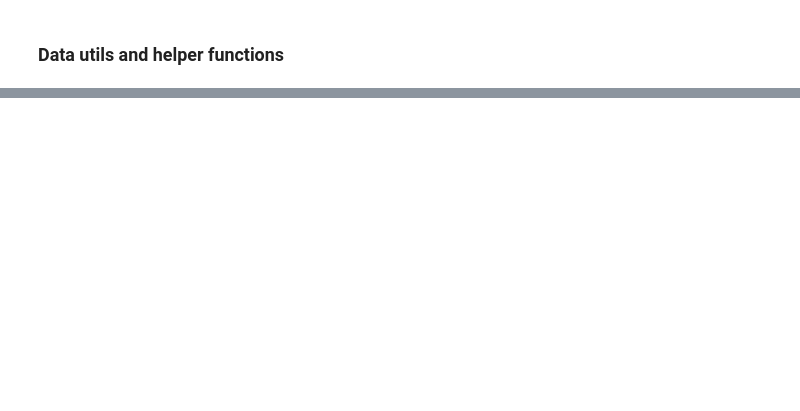
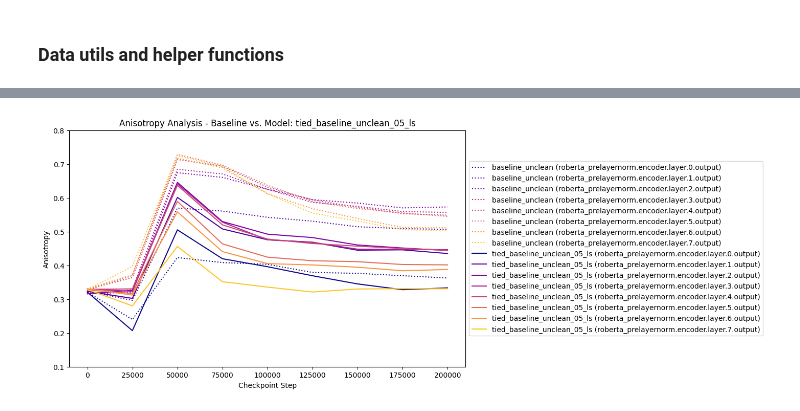
Before and after one commit to rdiehlmartinez/syntactic-smoothing, a Jupyter notebook: notebooks/analysis_anisotropy.ipynb, the cells around one changed output, grey strips where cells are left out. Drawn from its saved outputs; the diff is of its cells as text; code cells hidden in the pictures; blank space fills up the shorter version.

Commit message:
adding anisotropy plots for learning dynamics

```diff
--- a/notebooks/analysis_anisotropy.ipynb
+++ b/notebooks/analysis_anisotropy.ipynb
@@ -394,0 +271,2 @@ with open("pos_smoothing_cosine_sims.pkl", "wb") as f:
+# %%
+anisotropy_results = compute_anisotropy_learning_dynamics()
@@ -394,0 +278,17 @@ with open("pos_smoothing_cosine_sims.pkl", "wb") as f:
+# %%
+anisotropy_plotting = defaultdict(lambda: defaultdict(list))
+
+for model_name, model_anisotropy_results in anisotropy_results.items():
+    print(f"Model: {model_name}")
+
+    # sort model_anisotropy_results by step
+    model_anisotropy_results = dict(sorted(model_anisotropy_results.items(), key=lambda x: int(x[0])))
+
+    for layer_name, initial_anisotropy in zero_step_anisotropy_results.items():
+        anisotropy_plotting[model_name][layer_name].append(initial_anisotropy)
+
+    for step, checkpoint_anisotropy_results in model_anisotropy_results.items():
+        for layer_name, layer_cosines in checkpoint_anisotropy_results.items():
+            anisotropy_plotting[model_name][layer_name].append(
+                sum(layer_cosines) / len(layer_cosines)
+            )
@@ -394,0 +304,63 @@ with open("pos_smoothing_cosine_sims.pkl", "wb") as f:
+# %%
+import matplotlib.pyplot as plt
+import matplotlib.colors as mcolors
+import colorsys
+import numpy as np
+
+# Define line styles for different model names
+line_styles = {
+    'baseline_unclean': ':',
+    'tied_baseline_unclean_05_ls': '-',
+    'tied_baseline_unclean_08_ls': '-',
+    'tied_cosine_linear_02_10': '-',
+    'tied_cosine_linear_05_10': '-',
+    'tied_cosine_linear_08_10': '-',
+    'tied_cosine_linear_05_05': '-',
+    'tied_cosine_linear_08_08': '-',
+}
+
+checkpoint_steps = [i*25_000 for i in range(9)]
+
+def adjust_color_heat(amount):
+    # Use a heat color map
+    cmap = plt.get_cmap('plasma')
+    return cmap(amount)
+
+# Baseline model to include in every plot
+baseline_model = 'baseline_unclean'
+
+# Specific models to compare
+compare_models = [
+    'tied_baseline_unclean_05_ls', 'tied_baseline_unclean_08_ls',
+    'tied_cosine_linear_02_10', 'tied_cosine_linear_05_10',
+    'tied_cosine_linear_08_10', 'tied_cosine_linear_05_05',
+    'tied_cosine_linear_08_08'
+]
+
+# Loop over each specific model for individual plots
+for model_name in compare_models:
+    plt.figure(figsize=(10, 6))
+
+    # Plot baseline_unclean in each comparison
+    if baseline_model in anisotropy_plotting:
+        for layer_index, (layer_name, layer_cosines) in enumerate(anisotropy_plotting[baseline_model].items()):
+            normalized_index = layer_index / len(anisotropy_plotting[baseline_model])
+            color = adjust_color_heat(normalized_index)
+            plt.plot(checkpoint_steps, layer_cosines, label=f"{baseline_model} ({layer_name})", linestyle=line_styles[baseline_model], color=color)
+
+    # Plot the specific model being compared
+    if model_name in anisotropy_plotting:
+        for layer_index, (layer_name, layer_cosines) in enumerate(anisotropy_plotting[model_name].items()):
+            normalized_index = layer_index / len(anisotropy_plotting[model_name])
+            color = adjust_color_heat(normalized_index)
+            plt.plot(checkpoint_steps, layer_cosines, label=f"{model_name} ({layer_name})", linestyle=line_styles[model_name], color=color)
+
+    # Adding labels and title
+    plt.xlabel('Checkpoint Step')
+    plt.ylabel('Anisotropy')
+    plt.ylim(0.1,0.8)
+    plt.title(f'Anisotropy Analysis - Baseline vs. Model: {model_name}')
+    plt.legend(loc='center left', bbox_to_anchor=(1, 0.5))
+    plt.show()
+# %% [output]
+[figure, added]
```
Also changed, not shown: parts of 40 cells of this notebook.
